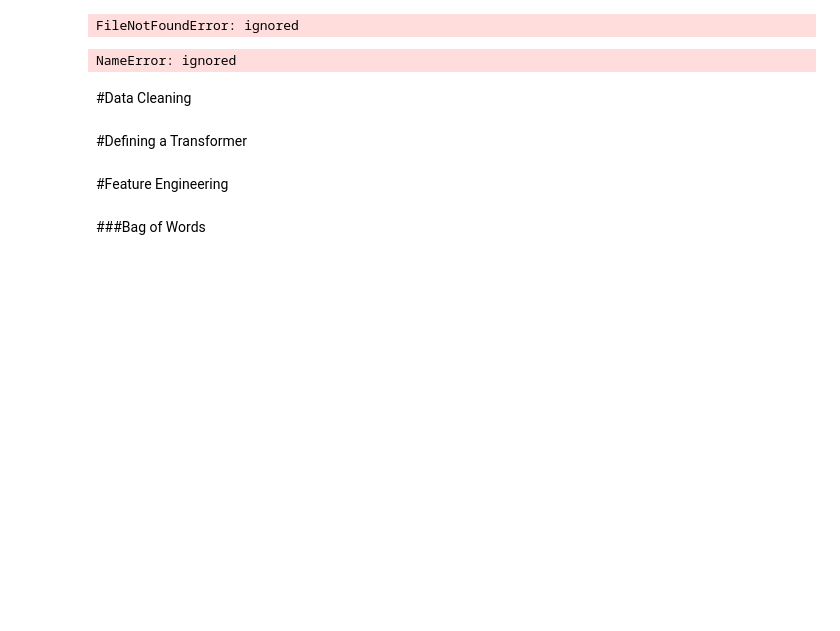
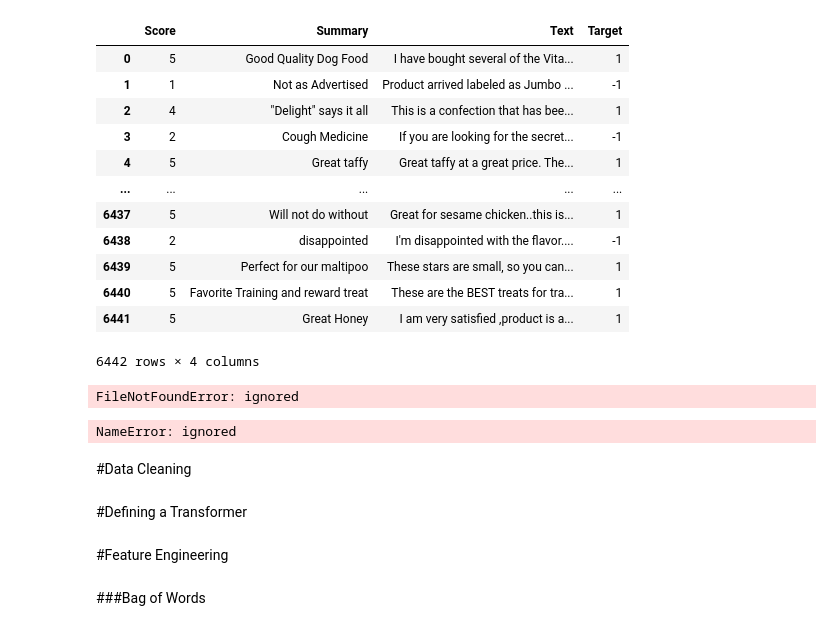
Before and after one commit to LiamAcker/SentimentAnalyzer, a Jupyter notebook: SentimentAnalysis.ipynb, the cells around one changed output. Drawn from its saved outputs; the diff is of its cells as text; code cells hidden in the pictures; blank space fills up the shorter version.

```diff
--- a/SentimentAnalysis.ipynb
+++ b/SentimentAnalysis.ipynb
@@ -0,0 +1,4 @@
+# %%
+import pandas as pd
+df = pd.read_csv('https://github.com/FadlyHaikal/ReviewDataset/blob/main/Reviews.csv?raw=true')
+df.head()
@@ -1,3 +12,22 @@
+# %%
+label = df['Score'].copy()
+label.replace({1:-1,2:-1,3:1,4:1,5:1}, inplace=True)
+df["Target"] = label
+df
+# %% [output]
+|  | Score | Summary | Text | Target |
+| 0 | 5 | Good Quality Dog Food | I have bought several of the Vita... | 1 |
+| 1 | 1 | Not as Advertised | Product arrived labeled as Jumbo ... | -1 |
+| 2 | 4 | "Delight" says it all | This is a confection that has bee... | 1 |
+| 3 | 2 | Cough Medicine | If you are looking for the secret... | -1 |
+| 4 | 5 | Great taffy | Great taffy at a great price. The... | 1 |
+| ... | ... | ... | ... | ... |
+| 6437 | 5 | Will not do without | Great for sesame chicken..this is... | 1 |
+| 6438 | 2 | disappointed | I'm disappointed with the flavor.... | -1 |
+| 6439 | 5 | Perfect for our maltipoo | These stars are small, so you can... | 1 |
+| 6440 | 5 | Favorite Training and reward treat | These are the BEST treats for tra... | 1 |
+| 6441 | 5 | Great Honey | I am very satisfied ,product is a... | 1 |
+6442 rows × 4 columns
 # %%
 import pandas as pd
 # Load our dataset
```
Also changed, not shown: parts of 1 cell of this notebook.
